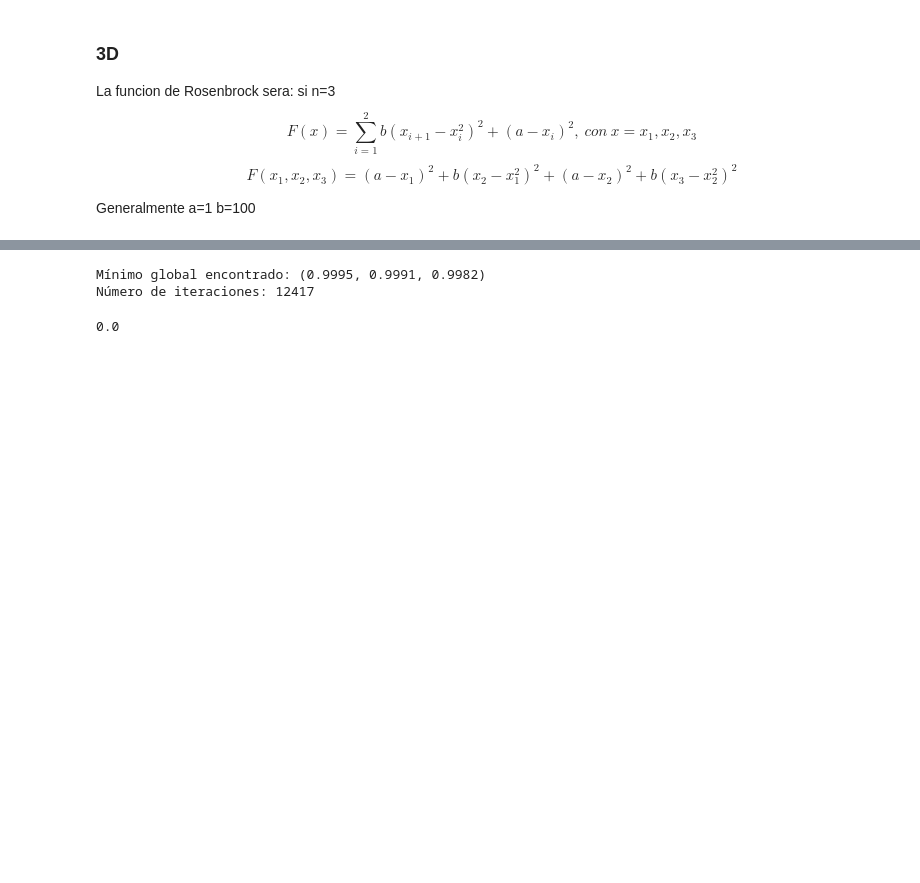
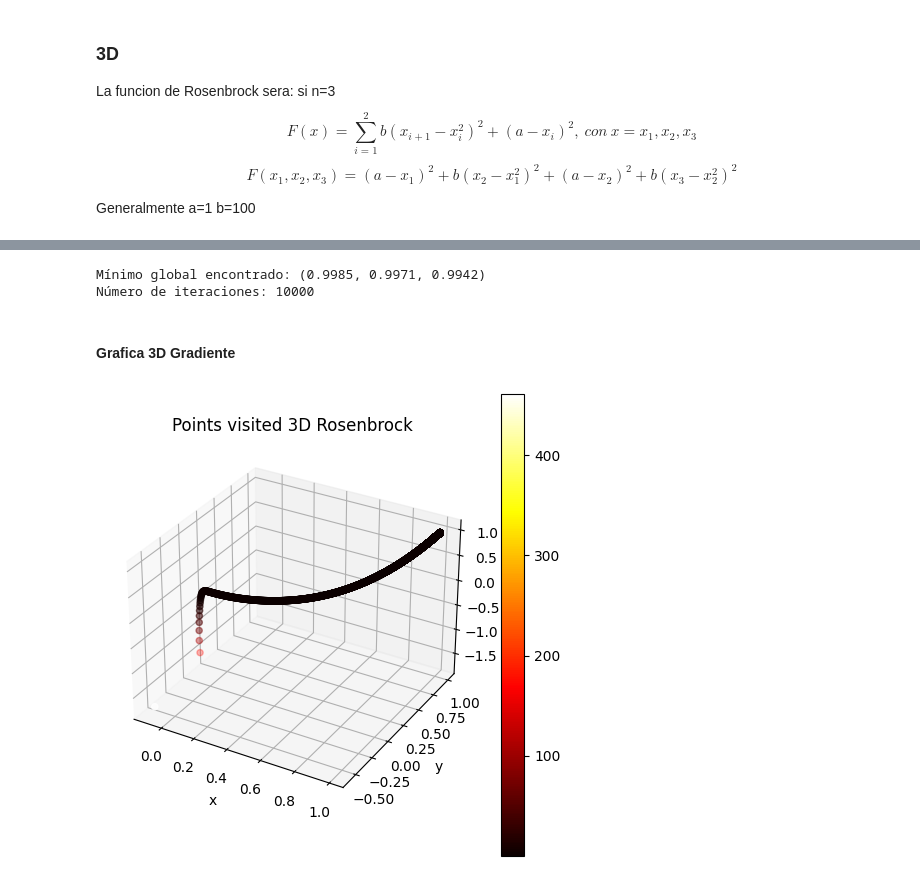
Before and after one commit to rgaitanv/Trabajo1_Grupo9_Optimizacion_Heuristica, a Jupyter notebook: Optimizacion_Numerica/Optimizacion_Funcion_Rosenbrock.ipynb, the cells around one changed output, grey strips where cells are left out. Drawn from its saved outputs; the diff is of its cells as text; code cells hidden in the pictures; blank space fills up the shorter version.

Commit message:
graficas_3D

```diff
--- a/Optimizacion_Numerica/Optimizacion_Funcion_Rosenbrock.ipynb
+++ b/Optimizacion_Numerica/Optimizacion_Funcion_Rosenbrock.ipynb
@@ -207,28 +232,47 @@ def gradient_descent_rosenbrock_3D(x0, y0,z0, alpha, epsilon, max_iter):
     :param max_iter: maximum number of iterations
     :return: the value of x,y,z and the number of iterations.
     """
+    visited_points_3D=[]
     x = np.array([x0, y0, z0])
+    visited_points_3D=[[x0, y0, z0]]
     i = 0
     while i < max_iter:
         grad = rosenbrock_gradient_3D(x[0], x[1],x[2])
         if np.linalg.norm(grad) < epsilon:
             break
         x -= alpha * grad
+        visited_points_3D.append([x[0],x[1],x[2]])
         i += 1
-    return x, i
+    return x, i, visited_points_3D
 # %%
 # Prueba de la función de optimización en 3D
 x0, y0 , z0= np.random.uniform(-2, 2), np.random.uniform(-1, 3), np.random.uniform(-2,2)
 alpha = 0.001
 epsilon = 0.001
-max_iter = 20000
-x_min_3D, num_iter_3D = gradient_descent_rosenbrock_3D(x0, y0,z0, alpha, epsilon, max_iter)
+max_iter = 10000
+x_min_3D, num_iter_3D , visited_points_3D= gradient_descent_rosenbrock_3D(x0, y0,z0, alpha, epsilon, max_iter)
+visited_points_3D=np.array(visited_points_3D)
 print(f"Mínimo global encontrado: ({x_min_3D[0]:.4f}, {x_min_3D[1]:.4f}, {x_min_3D[2]:.4f})")
 print(f"Número de iteraciones: {num_iter_3D}")
 # %% [output]
-Mínimo global encontrado: (0.9995, 0.9991, 0.9982)
-Número de iteraciones: 12417
+Mínimo global encontrado: (0.9985, 0.9971, 0.9942)
+Número de iteraciones: 10000
-# %%
-round(rosenbrock_3D(x_min[0],x_min[1],x_min[2]),2)
-# %% [output]
-0.0
+# %% [markdown]
+#### Grafica 3D Gradiente
+# %%
+fig = plt.figure(figsize=(6,6))
+ax = fig.add_subplot(111, projection='3d')
+
+x = visited_points_3D[:,0]
+y = visited_points_3D[:,1]
+z = visited_points_3D[:,2]
+c = rosenbrock_3D(x,y,z)
+
+img = ax.scatter(x, y, z, c=c, cmap=plt.hot())
+plt.xlabel("x")
+plt.ylabel("y")
+plt.title("Points visited 3D Rosenbrock")
+fig.colorbar(img)
+plt.show()
+# %% [output]
+[figure, added]
```
Also changed, not shown: parts of 7 cells of this notebook, 1 other file.
